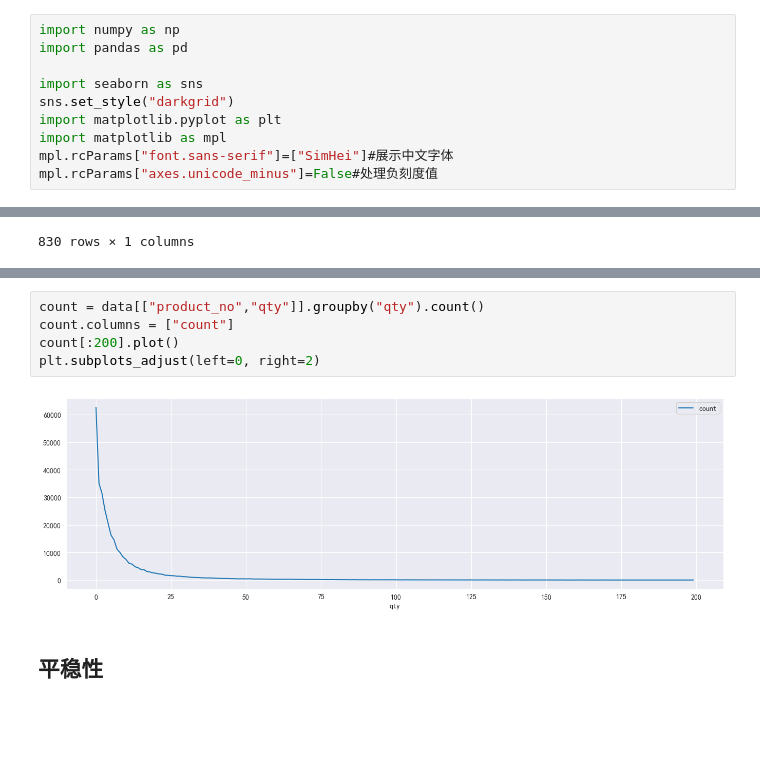
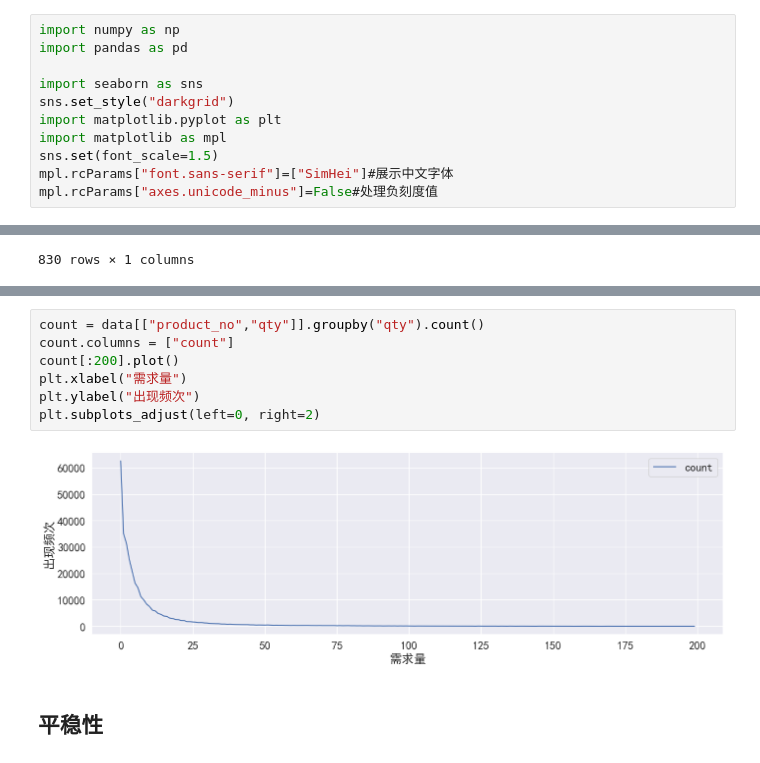
Before and after one commit to XDzzzzzZyq/MathorCup-2023-B, a Jupyter notebook: Ques0.ipynb, the cells around one changed output, grey strips where cells are left out. Cells and saved outputs as stored; diff of their text form; blank space fills up the shorter version.

```diff
--- a/Ques0.ipynb
+++ b/Ques0.ipynb
@@ -6,6 +6,7 @@ import seaborn as sns
 sns.set_style("darkgrid")
 import matplotlib.pyplot as plt
 import matplotlib as mpl
+sns.set(font_scale=1.5)
 mpl.rcParams["font.sans-serif"]=["SimHei"]#展示中文字体
 mpl.rcParams["axes.unicode_minus"]=False#处理负刻度值
 # %%
@@ -74,10 +75,12 @@ plt.show()
 # %%
 count = data[["product_no","qty"]].groupby("qty").count()
 count.columns = ["count"]
 count[:200].plot()
+plt.xlabel("需求量")
+plt.ylabel("出现频次")
 plt.subplots_adjust(left=0, right=2)
 # %% [output]
-[figure, old version]
+[figure, new version]
 # %% [markdown]
 ## 平稳性
 # %% [markdown]
```
Also changed, not shown: parts of 1 cell of this notebook, 4 other files.
